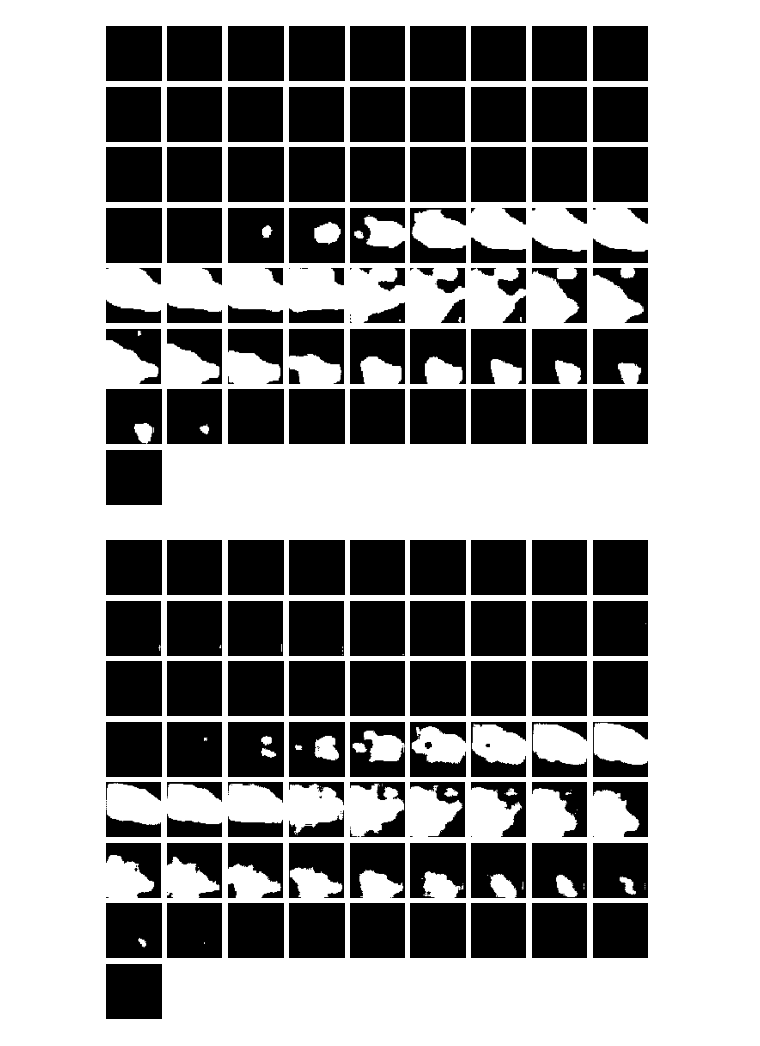
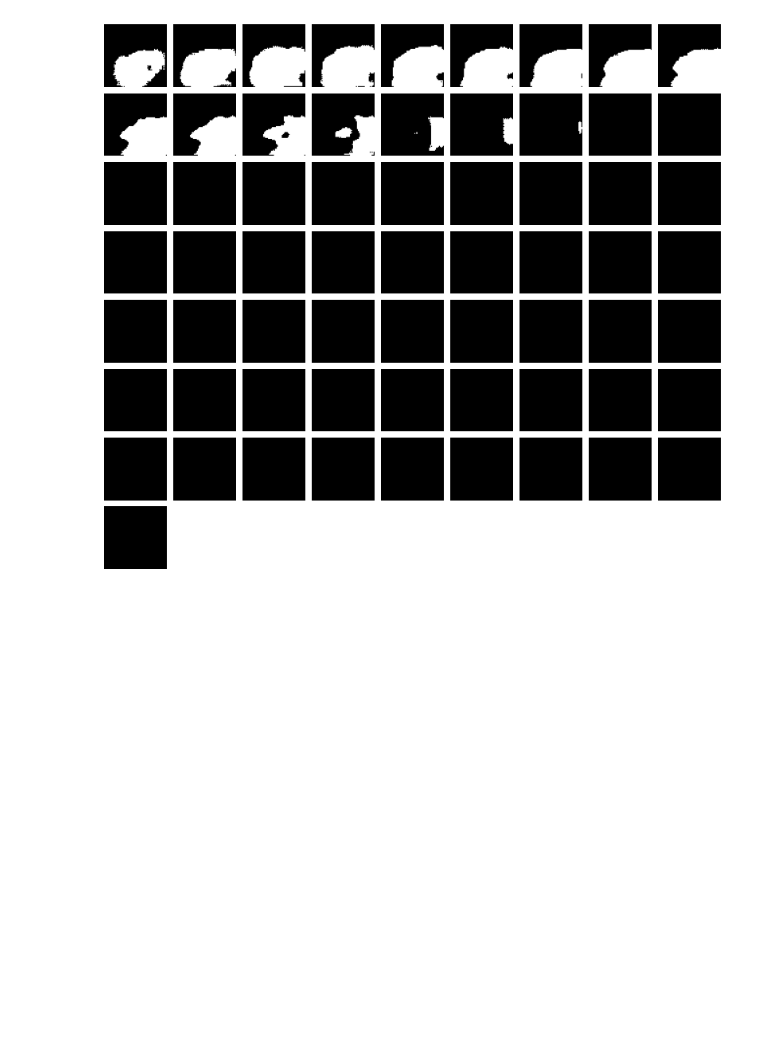
Before and after one commit to Swiman/3D_SWIN_TF2, a Jupyter notebook: eval.ipynb, the cells around one changed output. Saved outputs shown, nothing was run; the diff lists cells and outputs as text; code cells hidden in the pictures; blank space fills up the shorter version.

```diff
--- a/eval.ipynb
+++ b/eval.ipynb
@@ -88,10 +88,13 @@ xnet.load_weights("fold1_xnet_w7_p4_e48.keras")
 # %%
 # model.save("./temp.keras")
 model = None
-model = models.load_model("/home/user/abus/fold1_xnet_w7_p4_e48.keras")
+model = models.load_model("fold1_xnet_cls_w7_p4_e48.keras")
 # %%
 for x,y,c in vl_ds:
     inp = np.copy(x)
+    pred,cls = model(inp)
+    print(c)
+
     plot_slices(y[0,:,:,:,0],figsize=7)
     break
 # %% [output]
@@ -99,6 +103,6 @@ for x,y,c in vl_ds:
 # %%
-pred = model(inp)
-# plot_slices(tf.nn.sigmoid(pred[0][0,:,:,:,0]),figsize=10)
-plot_slices(pred[1][0,:,:,:,0]>.5,figsize=7)
-plot_slices(tf.nn.sigmoid(pred[0][0,:,:,:,0])>.5,figsize=7)
+pred,cls = model(inp)
+print(tf.nn.sigmoid(cls))
+plot_slices(np.round(tf.nn.sigmoid(pred[0,:,:,:,0])),figsize=10)
+# plot_slices(tf.nn.sigmoid(pred[0][0,:,:,:,0])>.5,figsize=7)
 # %% [output]
@@ -106,5 +110,4 @@ plot_slices(tf.nn.sigmoid(pred[0][0,:,:,:,0])>.5,figsize=7)
-[figure, old version]
+[figure, new version]
-[figure, removed]
 # %%
 plot_slices(inp[0,:,:,:,0],figsize=7)
 # %% [output]
```
Also changed, not shown: parts of 6 cells of this notebook, 2 other files.
